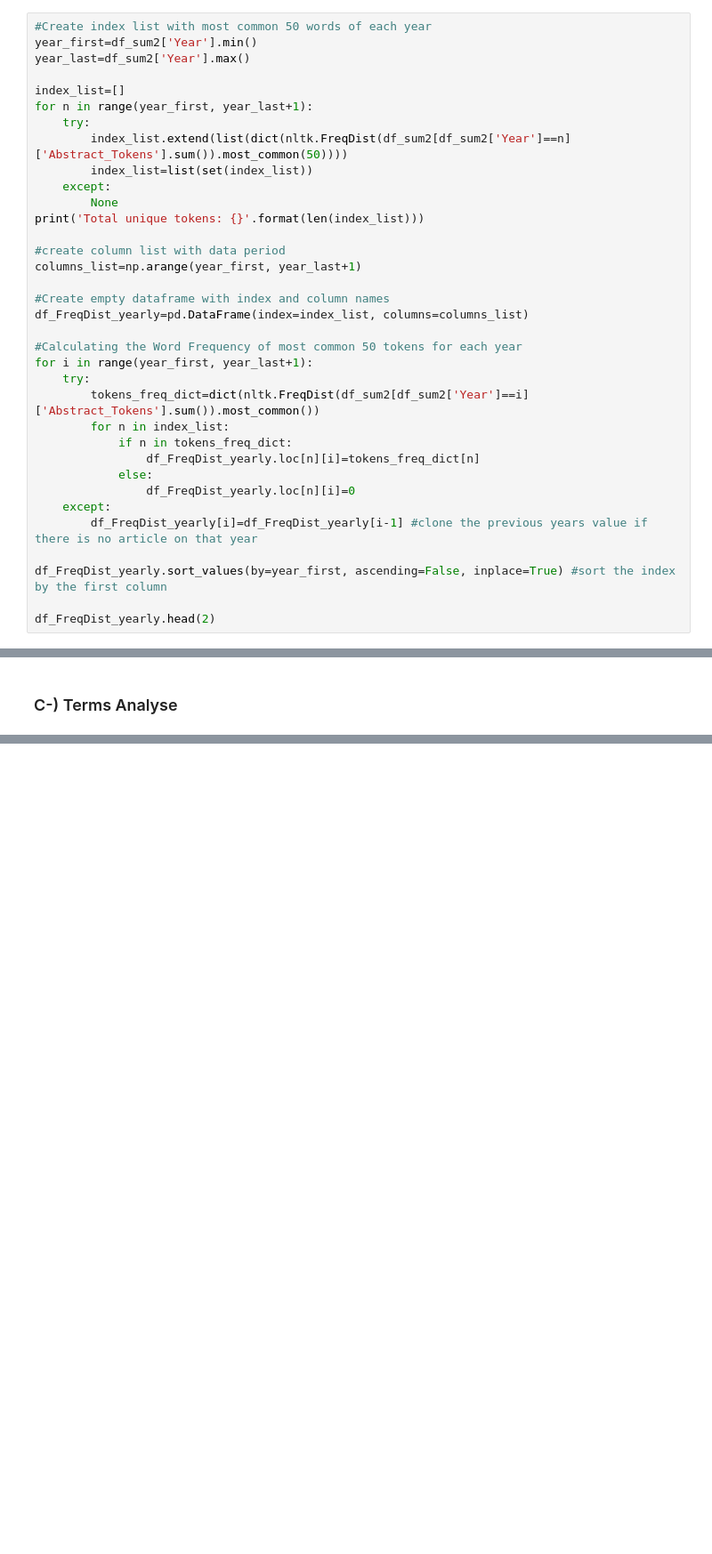
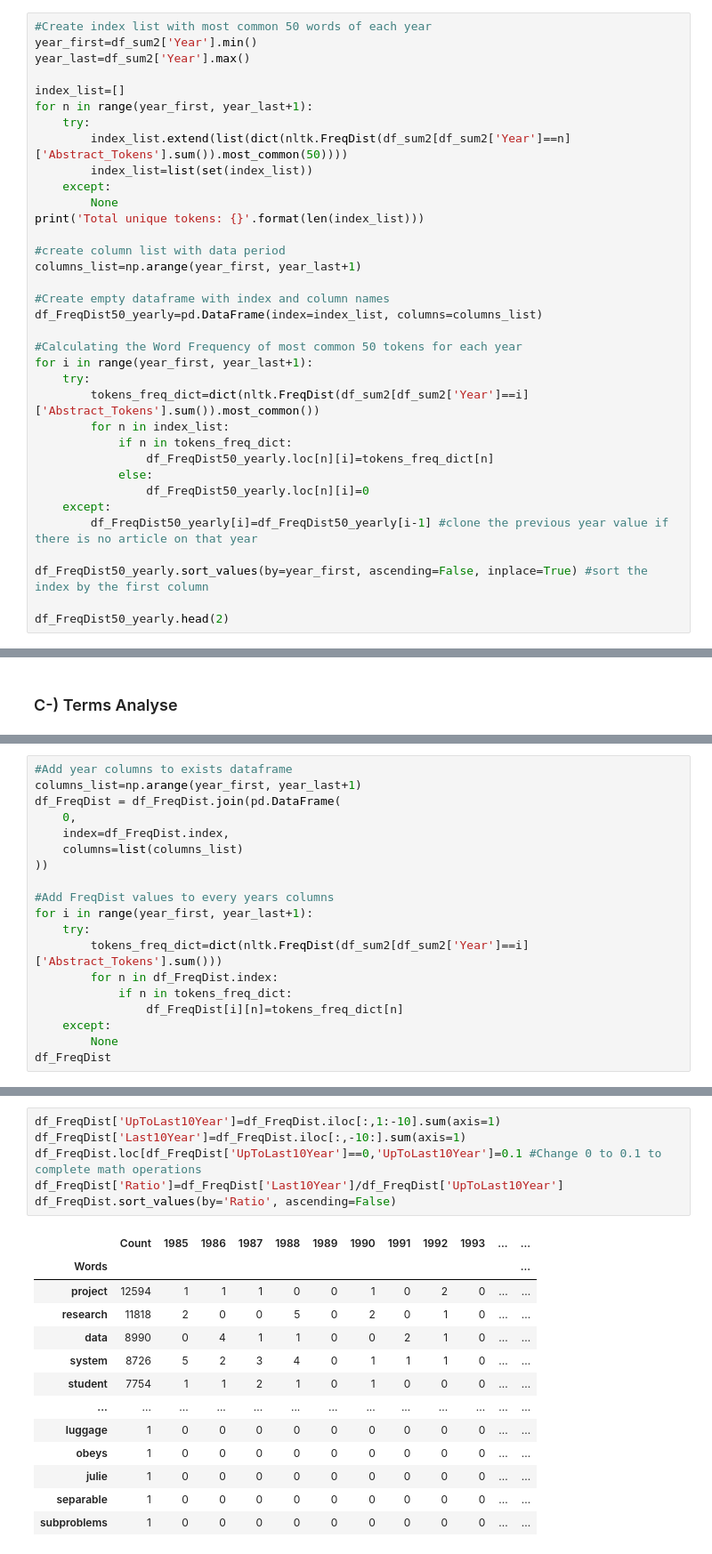
Before and after one commit to msklc/Text-Mining-Approach-to-Analyze-The-Cyber-Security-Related-Articles, a Jupyter notebook: PART-3 Text Mining.ipynb, the cells around one changed output, grey strips where cells are left out. Shown: that part at 89% size. Cells and saved outputs as stored; diff of their text form; blank space fills up the shorter version.

```diff
--- a/PART-3 Text Mining.ipynb
+++ b/PART-3 Text Mining.ipynb
@@ -517,7 +514,7 @@ print('Total unique tokens: {}'.format(len(index_list)))
 columns_list=np.arange(year_first, year_last+1)
 
 #Create empty dataframe with index and column names
-df_FreqDist_yearly=pd.DataFrame(index=index_list, columns=columns_list)
+df_FreqDist50_yearly=pd.DataFrame(index=index_list, columns=columns_list)
 
 #Calculating the Word Frequency of most common 50 tokens for each year
 for i in range(year_first, year_last+1):
@@ -525,15 +522,15 @@ for i in range(year_first, year_last+1):
         tokens_freq_dict=dict(nltk.FreqDist(df_sum2[df_sum2['Year']==i]['Abstract_Tokens'].sum()).most_common())
         for n in index_list:
             if n in tokens_freq_dict:
-                df_FreqDist_yearly.loc[n][i]=tokens_freq_dict[n]
+                df_FreqDist50_yearly.loc[n][i]=tokens_freq_dict[n]
             else:
-                df_FreqDist_yearly.loc[n][i]=0
+                df_FreqDist50_yearly.loc[n][i]=0
     except:
-        df_FreqDist_yearly[i]=df_FreqDist_yearly[i-1] #clone the previous years value if there is no article on that year
+        df_FreqDist50_yearly[i]=df_FreqDist50_yearly[i-1] #clone the previous year value if there is no article on that year
 
-df_FreqDist_yearly.sort_values(by=year_first, ascending=False, inplace=True) #sort the index by the first column
+df_FreqDist50_yearly.sort_values(by=year_first, ascending=False, inplace=True) #sort the index by the first column
 
-df_FreqDist_yearly.head(2)
+df_FreqDist50_yearly.head(2)
 # %% [output]
 Total unique tokens: 507
 |  | 1985 | 1986 | 1987 | 1988 | 1989 | 1990 | 1991 | 1992 | 1993 | 1994 | ... | ... |
@@ -560,0 +556,19 @@ df_term.head(2)
+# %%
+#Add year columns to exists dataframe
+columns_list=np.arange(year_first, year_last+1)
+df_FreqDist = df_FreqDist.join(pd.DataFrame(
+    0,
+    index=df_FreqDist.index,
+    columns=list(columns_list)
+))
+
+#Add FreqDist values to every years columns
+for i in range(year_first, year_last+1):
+    try:
+        tokens_freq_dict=dict(nltk.FreqDist(df_sum2[df_sum2['Year']==i]['Abstract_Tokens'].sum()))
+        for n in df_FreqDist.index:
+            if n in tokens_freq_dict:
+                df_FreqDist[i][n]=tokens_freq_dict[n]
+    except:
+        None
+df_FreqDist
@@ -560,0 +601,20 @@ df_term.head(2)
+# %%
+df_FreqDist['UpToLast10Year']=df_FreqDist.iloc[:,1:-10].sum(axis=1)
+df_FreqDist['Last10Year']=df_FreqDist.iloc[:,-10:].sum(axis=1)
+df_FreqDist.loc[df_FreqDist['UpToLast10Year']==0,'UpToLast10Year']=0.1 #Change 0 to 0.1 to complete math operations
+df_FreqDist['Ratio']=df_FreqDist['Last10Year']/df_FreqDist['UpToLast10Year']
+df_FreqDist.sort_values(by='Ratio', ascending=False)
+# %% [output]
+|  | Count | 1985 | 1986 | 1987 | 1988 | 1989 | 1990 | 1991 | 1992 | 1993 | ... | ... |
+| Words |  |  |  |  |  |  |  |  |  |  |  | ... |
+| project | 12594 | 1 | 1 | 1 | 0 | 0 | 1 | 0 | 2 | 0 | ... | ... |
+| research | 11818 | 2 | 0 | 0 | 5 | 0 | 2 | 0 | 1 | 0 | ... | ... |
+| data | 8990 | 0 | 4 | 1 | 1 | 0 | 0 | 2 | 1 | 0 | ... | ... |
+| system | 8726 | 5 | 2 | 3 | 4 | 0 | 1 | 1 | 1 | 0 | ... | ... |
+| student | 7754 | 1 | 1 | 2 | 1 | 0 | 1 | 0 | 0 | 0 | ... | ... |
+| ... | ... | ... | ... | ... | ... | ... | ... | ... | ... | ... | ... | ... |
+| luggage | 1 | 0 | 0 | 0 | 0 | 0 | 0 | 0 | 0 | 0 | ... | ... |
+| obeys | 1 | 0 | 0 | 0 | 0 | 0 | 0 | 0 | 0 | 0 | ... | ... |
+| julie | 1 | 0 | 0 | 0 | 0 | 0 | 0 | 0 | 0 | 0 | ... | ... |
+| separable | 1 | 0 | 0 | 0 | 0 | 0 | 0 | 0 | 0 | 0 | ... | ... |
+| subproblems | 1 | 0 | 0 | 0 | 0 | 0 | 0 | 0 | 0 | 0 | ... | ... |
```
Also changed, not shown: parts of 18 cells of this notebook, 6 other files.
